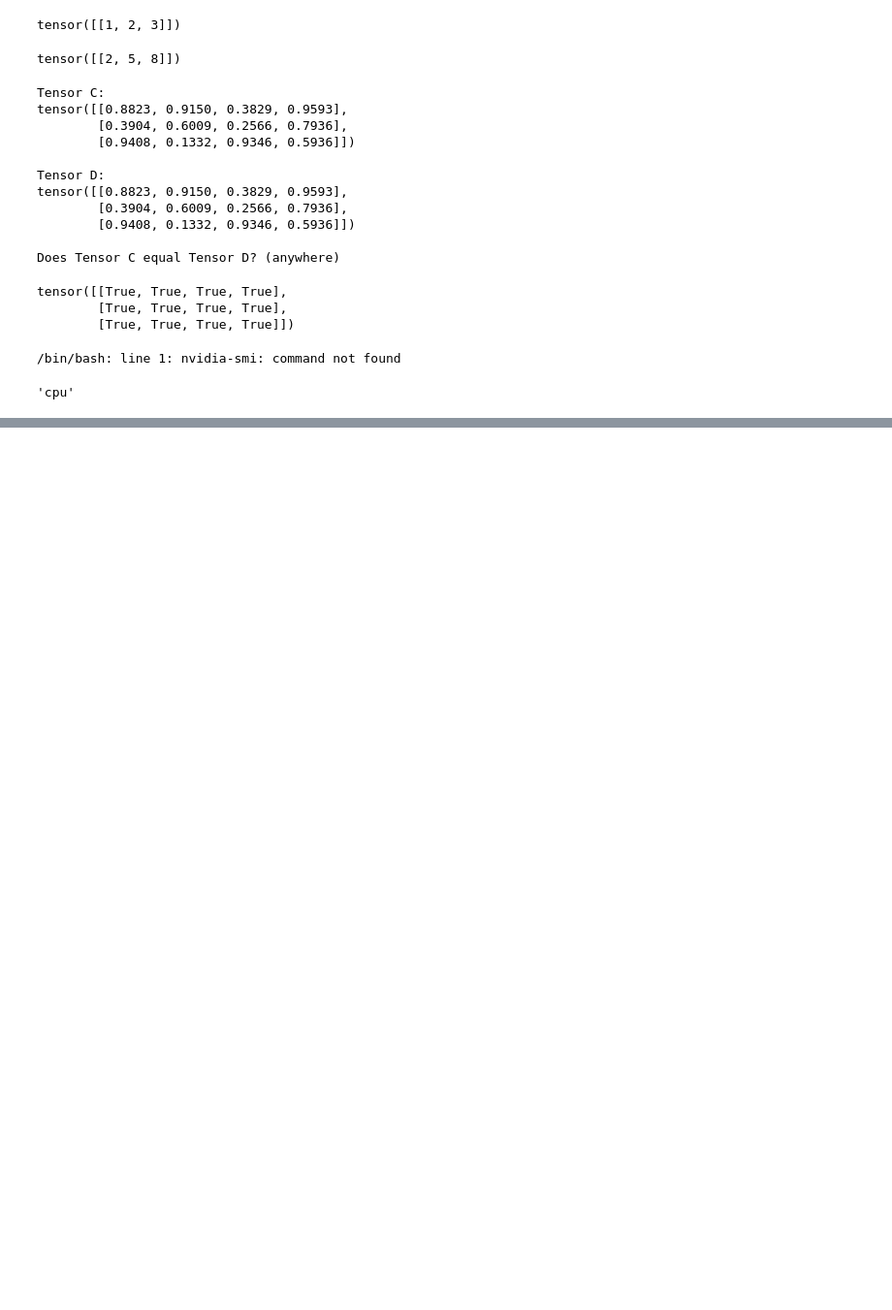
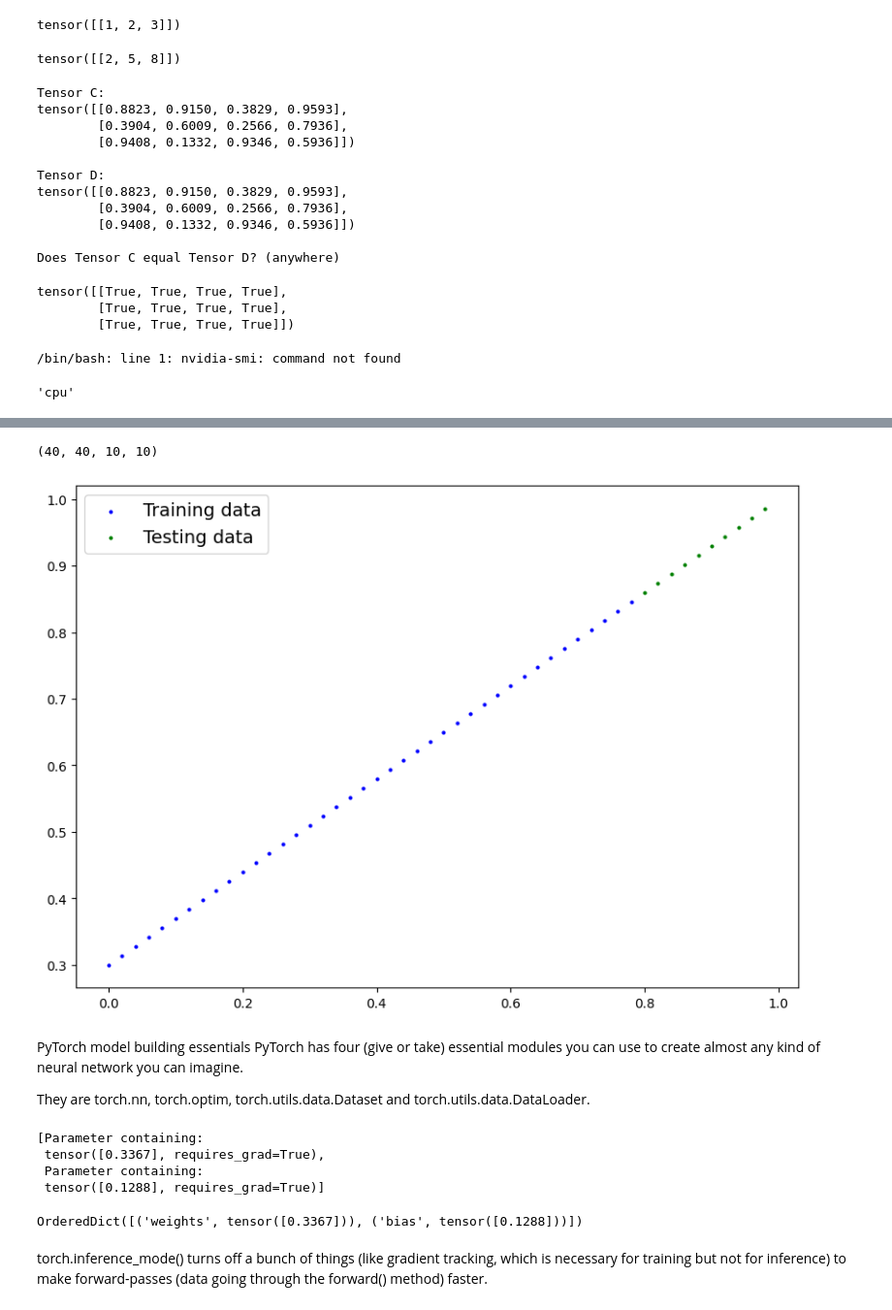
Before and after one commit to Angel-dash/Deep-learning-, a Jupyter notebook: NLP_using_pytorch/Simple_pytorch_model.ipynb, the cells around one changed output, grey strips where cells are left out. Shown at 97% size. Drawn from its saved outputs; the diff is of its cells as text; code cells hidden in the pictures; blank space fills up the shorter version.

Commit message:
Simple linera regression with pytorch

```diff
--- a/NLP_using_pytorch/Simple_pytorch_model.ipynb
+++ b/NLP_using_pytorch/Simple_pytorch_model.ipynb
@@ -251,0 +258,8 @@ device
+# %%
+weights=0.7
+bias=0.3
+start=0
+end=1
+step=0.02
+X=torch.arange(start, end,step).unsqueeze(dim=1)
+y=weights*X+bias
@@ -251,0 +279,36 @@ device
+# %%
+# Create train/test split
+train_split = int(0.8 * len(X)) # 80% of data used for training set, 20% for testing
+X_train, y_train = X[:train_split], y[:train_split]
+X_test, y_test = X[train_split:], y[train_split:]
+
+len(X_train), len(y_train), len(X_test), len(y_test)
+# %% [output]
+(40, 40, 10, 10)
+# %%
+def plot_predictions(train_data=X_train,
+                     train_labels=y_train,
+                     test_data=X_test,
+                     test_labels=y_test,
+                     predictions=None):
+  """
+  Plots training data, test data and compares predictions.
+  """
+  plt.figure(figsize=(10, 7))
+
+  # Plot training data in blue
+  plt.scatter(train_data, train_labels, c="b", s=4, label="Training data")
+
+  # Plot test data in green
+  plt.scatter(test_data, test_labels, c="g", s=4, label="Testing data")
+
+  if predictions is not None:
+    # Plot the predictions in red (predictions were made on the test data)
+    plt.scatter(test_data, predictions, c="r", s=4, label="Predictions")
+
+  # Show the legend
+  plt.legend(prop={"size": 14});
+# %%
+plot_predictions()
+# %% [output]
+[figure, added]
@@ -251,0 +324,19 @@ device
+# %% [markdown]
+PyTorch model building essentials
+PyTorch has four (give or take) essential modules you can use to create almost any kind of neural network you can imagine.
+
+They are torch.nn, torch.optim, torch.utils.data.Dataset and torch.utils.data.DataLoader.
+# %%
+torch.manual_seed(42)
+model=LinearRegressionModel()
+list(model.parameters())
+# %% [output]
+[Parameter containing:
+ tensor([0.3367], requires_grad=True),
+ Parameter containing:
+ tensor([0.1288], requires_grad=True)]
+# %%
+#we can also get the state what the model contain
+model.state_dict()
+# %% [output]
+OrderedDict([('weights', tensor([0.3367])), ('bias', tensor([0.1288]))])
@@ -251,0 +347,2 @@ device
+# %% [markdown]
+torch.inference_mode() turns off a bunch of things (like gradient tracking, which is necessary for training but not for inference) to make forward-passes (data going through the forward() method) faster.
```
Also changed, not shown: parts of 27 cells of this notebook.
